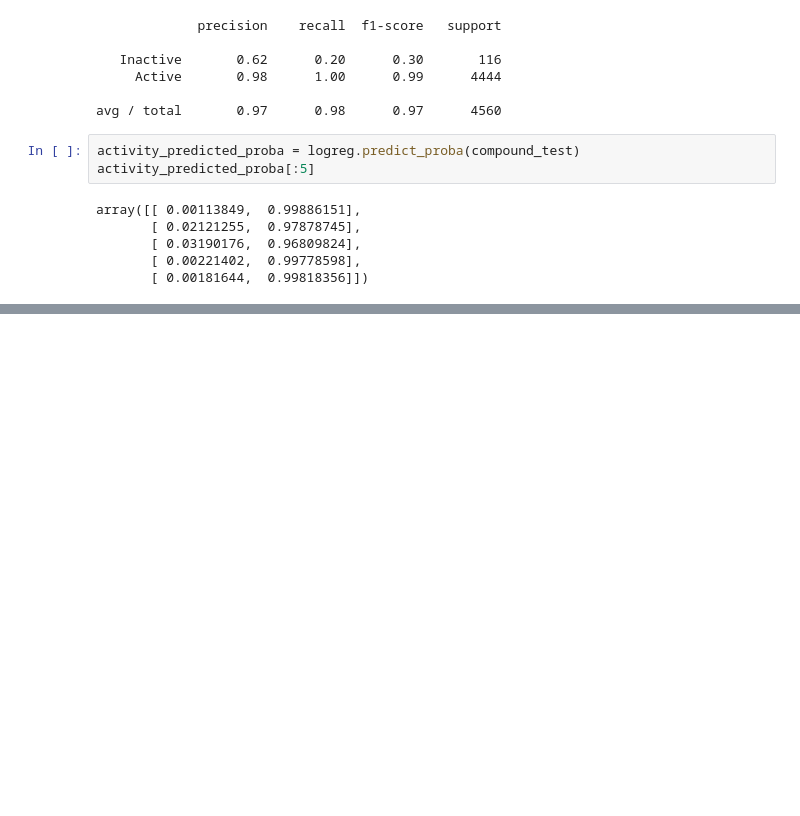
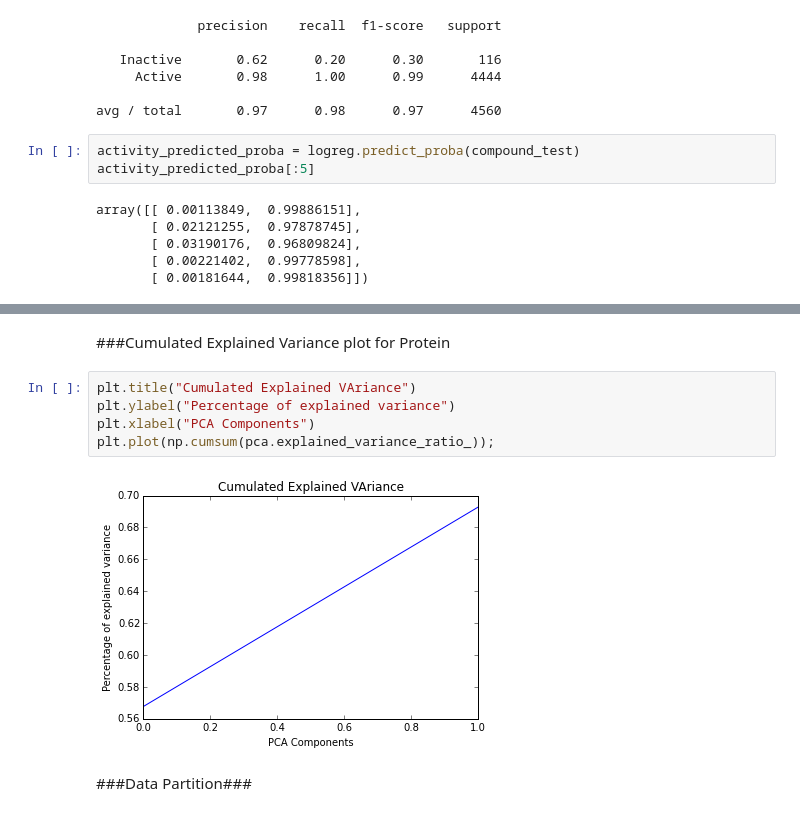
Before and after one commit to Rnewbie/PCM, a Jupyter notebook: Histone Deacetylase.ipynb, the cells around one changed output, grey strips where cells are left out. Cells and saved outputs as stored; diff of their text form; blank space fills up the shorter version.

```diff
--- a/Histone Deacetylase.ipynb
+++ b/Histone Deacetylase.ipynb
@@ -254,0 +291,11 @@ def plot_roc_curve(target_test, activity_predicted_proba):
+# %% [markdown]
+###Cumulated Explained Variance plot for Protein
+# %%
+plt.title("Cumulated Explained VAriance")
+plt.ylabel("Percentage of explained variance")
+plt.xlabel("PCA Components")
+plt.plot(np.cumsum(pca.explained_variance_ratio_));
+# %% [output]
+[figure, added]
+# %% [markdown]
+###Data Partition###
```
Also changed, not shown: parts of 27 cells of this notebook.
